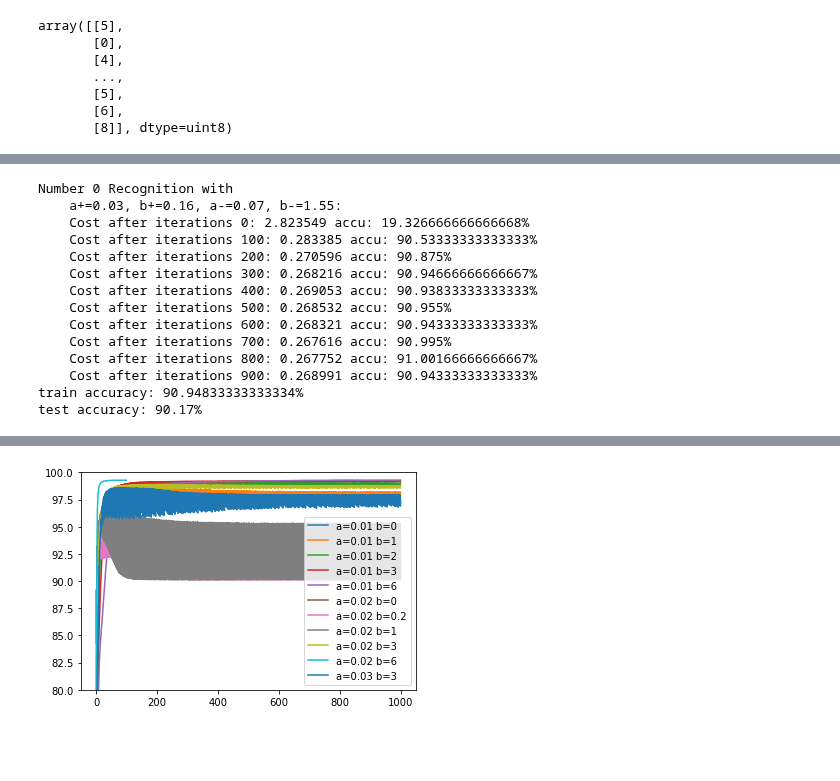
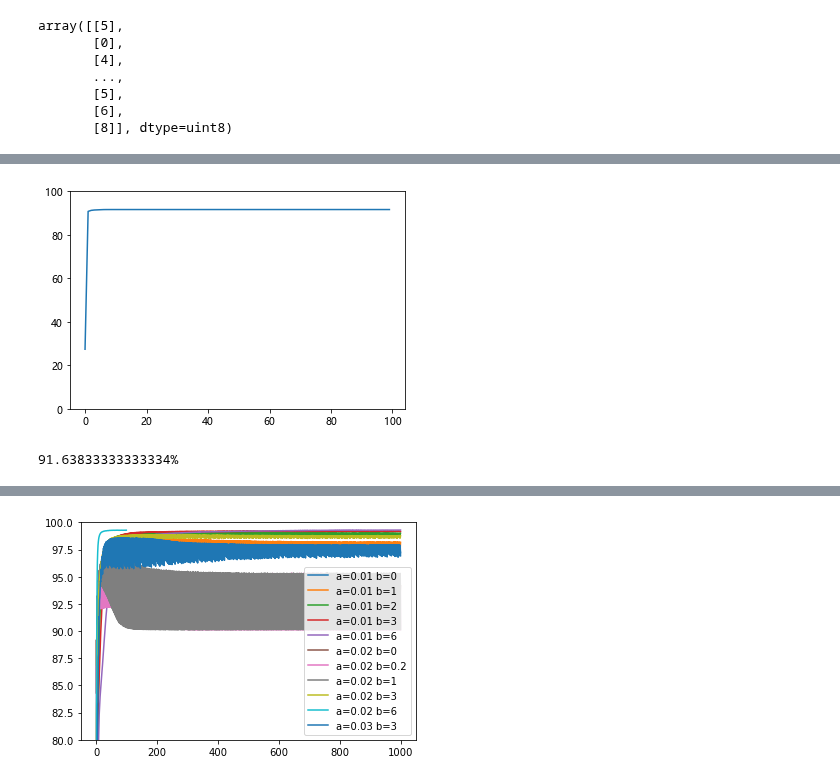
Before and after one commit to ShinATK/JupyterNotebook, a Jupyter notebook: Artificial_Synaptic_Neural_Network/SNN.ipynb, the cells around one changed output, grey strips where cells are left out. Cells and saved outputs as stored; diff of their text form; code cells hidden in the pictures; blank space fills up the shorter version.

```diff
--- a/Artificial_Synaptic_Neural_Network/SNN.ipynb
+++ b/Artificial_Synaptic_Neural_Network/SNN.ipynb
@@ -396,24 +430,13 @@ plt.legend(loc=4)
 # plt.tight_layout()
 plt.show()
 # %%
-# start = time.time()
-print(f"Number {reg_num} Recognition with ")
-print(f"    a+={parameters['a+']}, b+={parameters['b+']}, a-={parameters['a-']}, b-={parameters['b-']}: ")
-d = model(train_X, train_Y, test_X, test_Y, num_iterations=1000, learning_rate=1, print_cost=True)
-# stop = time.time()
-# print(f"{stop-start}s")
+accus = d["accus"].copy()
+plt.plot(accus)
+plt.ylim(0, 100)
+plt.show()
+# np.savetxt(f"accu{reg_num}_a={parameters['a+']}_b={parameters['b+']}.txt", accus)
+# np.savetxt(f"accu{reg_num}_ideal.txt", accus)
+print(f"{max(accus)}%")
 # %% [output]
+[figure, added]
-Number 0 Recognition with
-    a+=0.03, b+=0.16, a-=0.07, b-=1.55:
-    Cost after iterations 0: 2.823549 accu: 19.326666666666668%
-    Cost after iterations 100: 0.283385 accu: 90.53333333333333%
-    Cost after iterations 200: 0.270596 accu: 90.875%
-    Cost after iterations 300: 0.268216 accu: 90.94666666666667%
-    Cost after iterations 400: 0.269053 accu: 90.93833333333333%
-    Cost after iterations 500: 0.268532 accu: 90.955%
-    Cost after iterations 600: 0.268321 accu: 90.94333333333333%
-    Cost after iterations 700: 0.267616 accu: 90.995%
-    Cost after iterations 800: 0.267752 accu: 91.00166666666667%
-    Cost after iterations 900: 0.268991 accu: 90.94333333333333%
-train accuracy: 90.94833333333334%
-test accuracy: 90.17%
+91.63833333333334%
```
Also changed, not shown: parts of 7 cells of this notebook, 11 other files.
